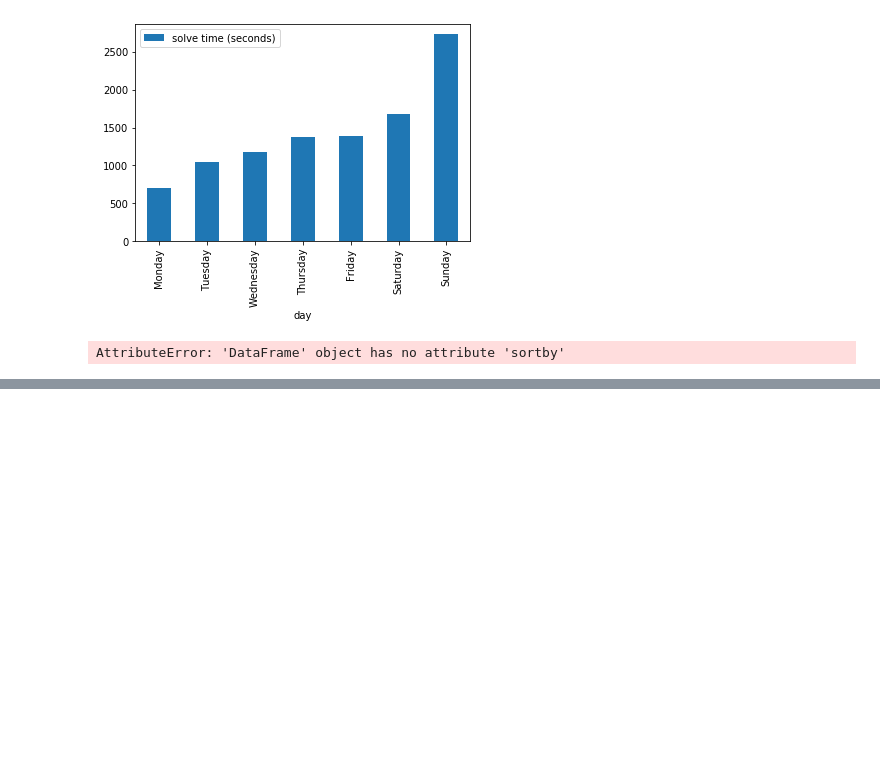
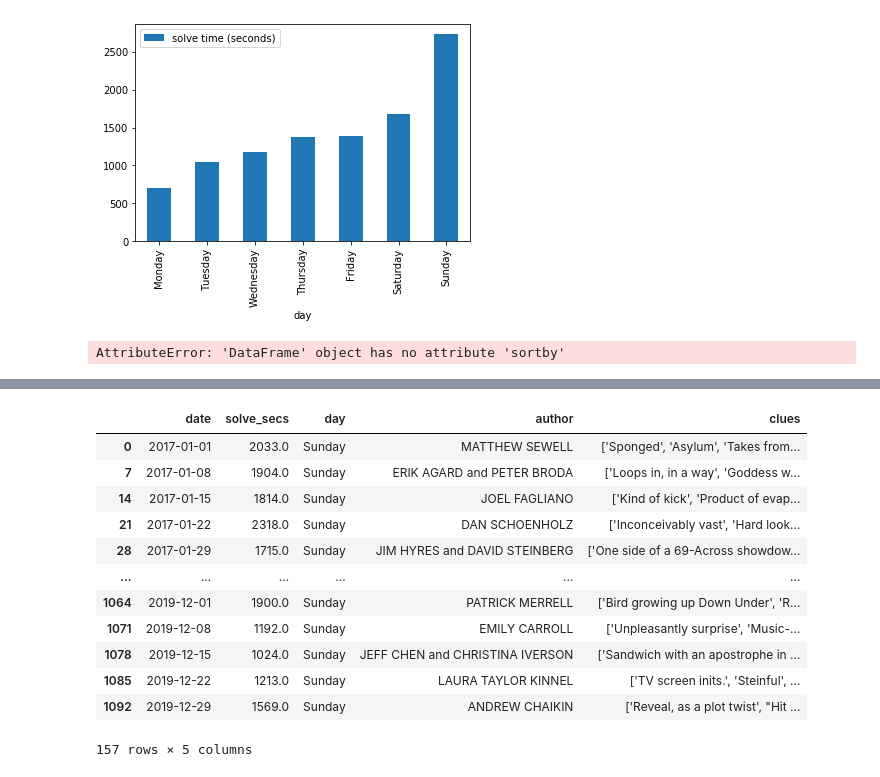
Before and after one commit to kejohnson1231/Crosswords, a Jupyter notebook: Untitled1.ipynb, the cells around one changed output, grey strips where cells are left out. Drawn from its saved outputs; the diff is of its cells as text; code cells hidden in the pictures; blank space fills up the shorter version.

```diff
--- a/Untitled1.ipynb
+++ b/Untitled1.ipynb
@@ -287,0 +306,24 @@ AttributeError: 'DataFrame' object has no attribute 'sortby'
+# %%
+df_Sun = df[df['day'] == 'Sunday']
+df_Mon = df[df['day'] == 'Monday']
+df_Tues = df[df['day'] == 'Tuesday']
+df_Wed = df[df['day'] == 'Wednesday']
+df_Thurs = df[df['day'] == 'Thursday']
+df_Fri = df[df['day'] == 'Friday']
+df_Sat = df[df['day'] == 'Saturday']
+# %%
+df_Sun
+# %% [output]
+|  | date | solve_secs | day | author | clues |
+| 0 | 2017-01-01 | 2033.0 | Sunday | MATTHEW SEWELL | ['Sponged', 'Asylum', 'Takes from... |
+| 7 | 2017-01-08 | 1904.0 | Sunday | ERIK AGARD and PETER BRODA | ['Loops in, in a way', 'Goddess w... |
+| 14 | 2017-01-15 | 1814.0 | Sunday | JOEL FAGLIANO | ['Kind of kick', 'Product of evap... |
+| 21 | 2017-01-22 | 2318.0 | Sunday | DAN SCHOENHOLZ | ['Inconceivably vast', 'Hard look... |
+| 28 | 2017-01-29 | 1715.0 | Sunday | JIM HYRES and DAVID STEINBERG | ['One side of a 69-Across showdow... |
+| ... | ... | ... | ... | ... | ... |
+| 1064 | 2019-12-01 | 1900.0 | Sunday | PATRICK MERRELL | ['Bird growing up Down Under', 'R... |
+| 1071 | 2019-12-08 | 1192.0 | Sunday | EMILY CARROLL | ['Unpleasantly surprise', 'Music-... |
+| 1078 | 2019-12-15 | 1024.0 | Sunday | JEFF CHEN and CHRISTINA IVERSON | ['Sandwich with an apostrophe in ... |
+| 1085 | 2019-12-22 | 1213.0 | Sunday | LAURA TAYLOR KINNEL | ['TV screen inits.', 'Steinful', ... |
+| 1092 | 2019-12-29 | 1569.0 | Sunday | ANDREW CHAIKIN | ['Reveal, as a plot twist', "Hit ... |
+157 rows × 5 columns
```
Also changed, not shown: parts of 10 cells of this notebook, 4 other files.
